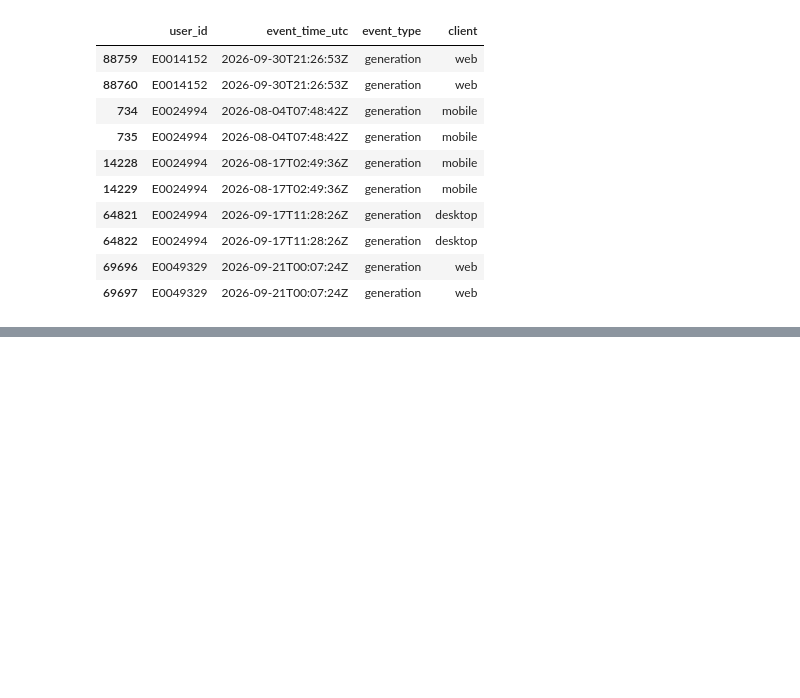
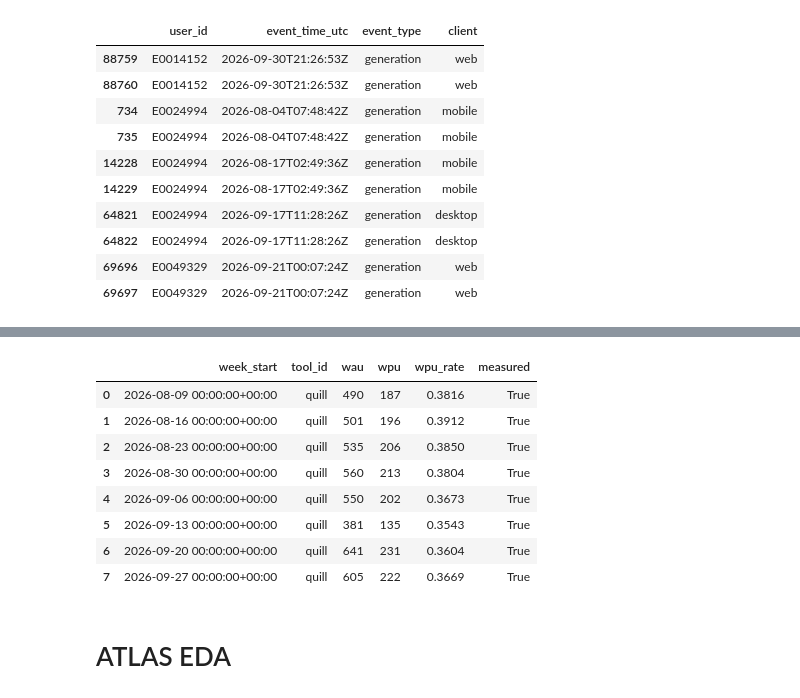
Before and after one commit to sonalanand4206/ai-adoption-weekly-reporting, a Jupyter notebook: CS_JP.ipynb, the cells around one changed output, grey strips where cells are left out. Saved outputs shown, nothing was run; the diff lists cells and outputs as text; code cells hidden in the pictures; blank space fills up the shorter version.

```diff
--- a/CS_JP.ipynb
+++ b/CS_JP.ipynb
@@ -353,0 +652,8 @@ duplicate_events.sort_values(["user_id", "event_time_utc"]).head(10)
+# %%
+# Count active and power users in each week by summing Boolean flags.
+quill_weekly = quill_user_week_final.groupby("week_start")[["is_active", "is_power"]].sum()
+
+# Rename the totals to the required reporting metric names.
+quill_weekly = quill_weekly.rename(columns={"is_active": "wau", "is_power": "wpu"}).reset_index()
+
+quill_weekly
@@ -353,0 +670,6 @@ duplicate_events.sort_values(["user_id", "event_time_utc"]).head(10)
+# %%
+# Calculate the proportion of active users who are power users.
+# Leave the rate empty when WAU is zero to avoid division by zero.
+quill_weekly["wpu_rate"] = (quill_weekly["wpu"]/ quill_weekly["wau"].where(quill_weekly["wau"] > 0)).round(4)
+
+quill_weekly
@@ -353,0 +686,23 @@ duplicate_events.sort_values(["user_id", "event_time_utc"]).head(10)
+# %%
+# Identify the tool represented by these metrics.
+quill_weekly["tool_id"] = "quill"
+
+# Mark weeks that have source events before business filtering.
+quill_weekly["measured"] = quill_weekly["week_start"].isin(quill_weekly_coverage.index)
+
+# Arrange columns in the order required by the brief.
+quill_weekly = quill_weekly[["week_start", "tool_id", "wau", "wpu", "wpu_rate", "measured"]]
+
+quill_weekly
+# %% [output]
+|  | week_start | tool_id | wau | wpu | wpu_rate | measured |
+| 0 | 2026-08-09 00:00:00+00:00 | quill | 490 | 187 | 0.3816 | True |
+| 1 | 2026-08-16 00:00:00+00:00 | quill | 501 | 196 | 0.3912 | True |
+| 2 | 2026-08-23 00:00:00+00:00 | quill | 535 | 206 | 0.3850 | True |
+| 3 | 2026-08-30 00:00:00+00:00 | quill | 560 | 213 | 0.3804 | True |
+| 4 | 2026-09-06 00:00:00+00:00 | quill | 550 | 202 | 0.3673 | True |
+| 5 | 2026-09-13 00:00:00+00:00 | quill | 381 | 135 | 0.3543 | True |
+| 6 | 2026-09-20 00:00:00+00:00 | quill | 641 | 231 | 0.3604 | True |
+| 7 | 2026-09-27 00:00:00+00:00 | quill | 605 | 222 | 0.3669 | True |
+# %% [markdown]
+# ATLAS EDA
```
Also changed, not shown: parts of 42 cells of this notebook.
